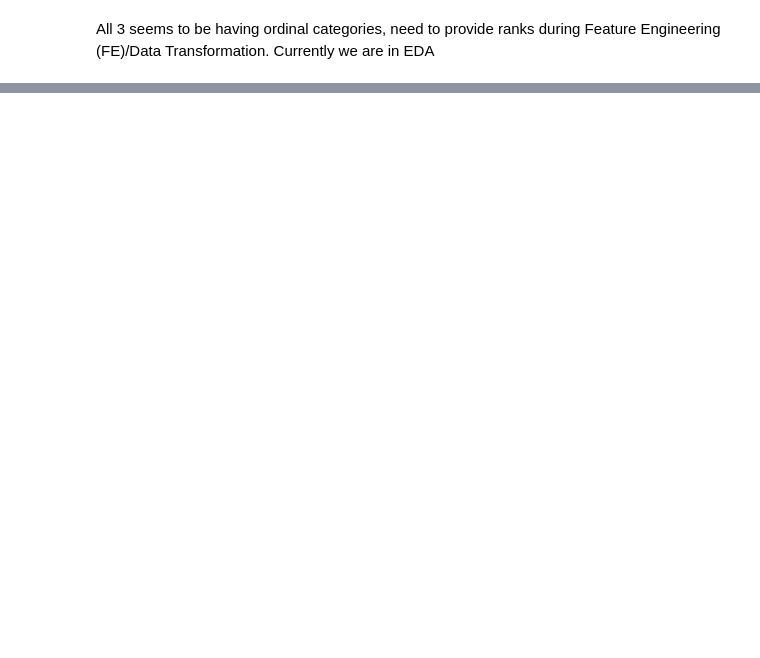
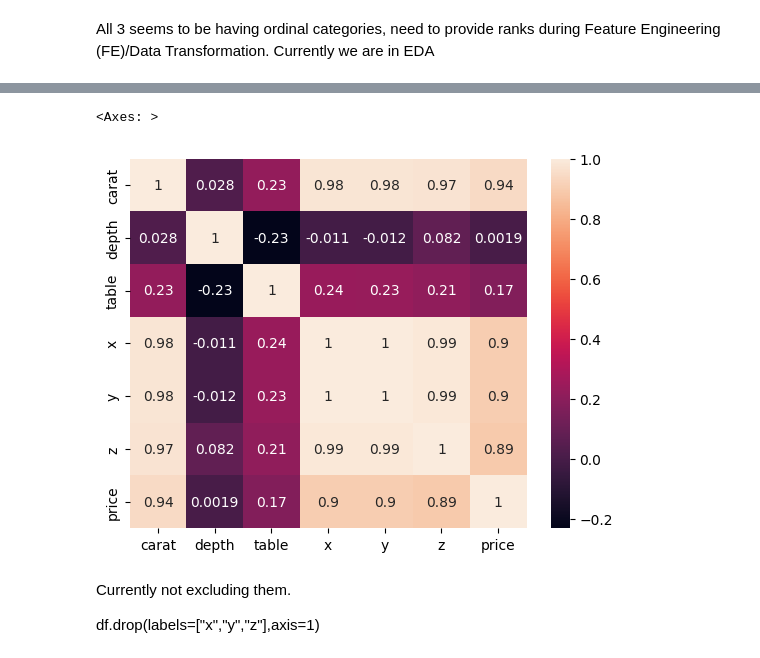
Before and after one commit to FUZZZZI/DiamondPricePrediction1, a Jupyter notebook: notebooks/EDA.ipynb, the cells around one changed output, grey strips where cells are left out. Cells and saved outputs as stored; diff of their text form; code cells hidden in the pictures; blank space fills up the shorter version.

```diff
--- a/notebooks/EDA.ipynb
+++ b/notebooks/EDA.ipynb
@@ -159,0 +184,11 @@ for i in numerical_columns:
+# %%
+## Correlation
+sns.heatmap(df[numerical_columns].corr(),annot=True)
+# Remove x,y,z as they are very correlated
+# %% [output]
+<Axes: >
+[figure, added]
+# %% [markdown]
+Currently not excluding them.
+
+df.drop(labels=["x","y","z"],axis=1)
```
Also changed, not shown: parts of 14 cells of this notebook, 9 other files.
